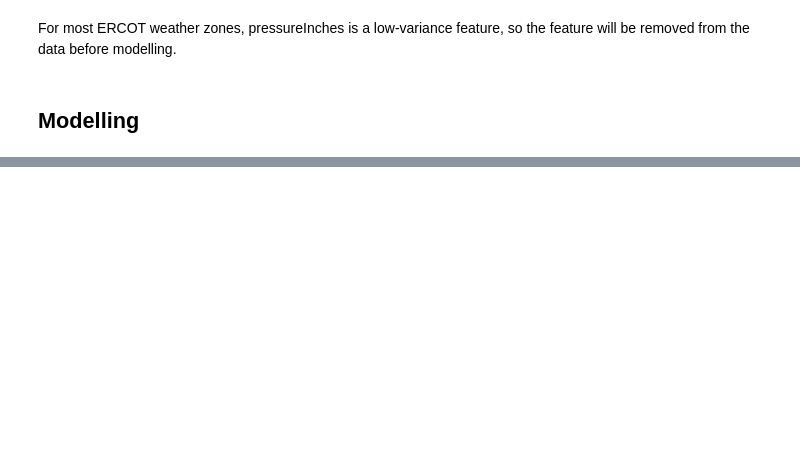
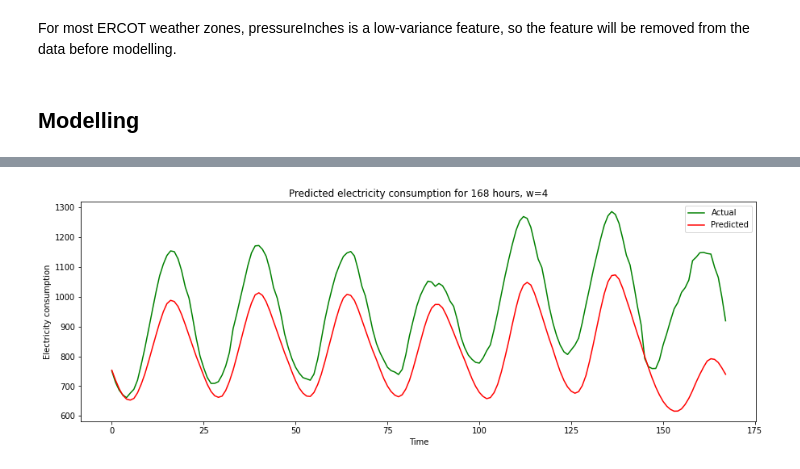
Before and after one commit to pouyashojaei/datathon-code, a Jupyter notebook: WiDS_Texas_jayeon.ipynb, the cells around one changed output, grey strips where cells are left out. Saved outputs shown, nothing was run; the diff lists cells and outputs as text; code cells hidden in the pictures; blank space fills up the shorter version.

```diff
--- a/WiDS_Texas_jayeon.ipynb
+++ b/WiDS_Texas_jayeon.ipynb
@@ -203,0 +114,93 @@ ValueError: ignored
+# %%
+def create_dataset(X, y, time_steps=1):
+    Xs, ys = [], []
+
+    for i in range(len(X) - time_steps):
+        v = X.iloc[i:(i + time_steps)].values
+        Xs.append(v)
+        ys.append(y.iloc[i + time_steps])
+
+    return np.array(Xs), np.array(ys)
+
+def test_time_steps(df, t=24, w=4):
+  n_rows, n_cols = df.shape
+  train = df.iloc[:n_rows-1008]
+  test = df.iloc[-1008:] #is the size important?
+
+  min_max_scaler = MinMaxScaler(feature_range=(0,1))
+  train_scaled = min_max_scaler.fit_transform(train)
+  train_scaled = pd.DataFrame(train_scaled)
+
+  test_scaled = min_max_scaler.fit_transform(test)
+  test_scaled = pd.DataFrame(test_scaled)
+
+  X_test = pd.DataFrame(test_scaled.iloc[:, 1:])
+  y_test = pd.DataFrame(test_scaled.iloc[:, 0])
+  X_test.columns = test.columns[1:] #name the columns
+  y_test.columns = test.columns[:1] #name the columns
+
+  X_train = pd.DataFrame(train_scaled.iloc[:, 1:])
+  y_train = pd.DataFrame(train_scaled.iloc[:, 0])
+  X_train.columns = train.columns[1:] #put back the column names
+  y_train.columns = train.columns[:1]
+
+  X_train_steps, y_train_steps = create_dataset(X_train, y_train, t)
+  X_test_steps, y_test_steps = create_dataset(X_test, y_test, t)
+
+  model = Sequential()
+  model.add(LSTM(units=100,
+                 activation='relu',
+                 return_sequences=True,
+                 input_shape=(X_train_steps.shape[1],
+                              X_train_steps.shape[2])))
+  model.add(LSTM(units=100, activation='relu'))
+  model.add(Dense(1))
+  model.add(Dense(1))
+  model.compile(loss='mean_squared_error',
+                optimizer=tf.keras.optimizers.Adam(0.001))
+
+  steps = 24 * 7 * w + t
+  history = model.fit(
+      X_train_steps[len(X_train_steps)-steps:,:],
+      y_train_steps[len(y_train_steps)-steps:],
+      epochs=5,
+      batch_size=5,
+      validation_split=0.2,
+      verbose=1,
+      shuffle=False)
+
+  y_pred = model.predict(X_test_steps)
+  n_rows = y_pred.shape[0]
+  n_features = X_train_steps.shape[2]
+
+  predicted_np = np.column_stack((y_pred,
+                                  np.ones((n_rows, n_features)) ))
+  predicted_inverse = min_max_scaler.inverse_transform(predicted_np)
+
+  actual_np = np.column_stack((y_test_steps,
+                               np.ones((n_rows, n_features)) ))
+  actual_inverse = min_max_scaler.inverse_transform(actual_np)
+
+  return actual_inverse, predicted_inverse
+
+df_north = dfs[0].reset_index()
+df_north = df_north.drop(['level_0',
+                          'index'], axis=1) #dropped some low-correlation features
+df_north = df_north[df_north['Month'] == 6] #only get data for the month of June
+print(f'ERCOT weather region {df_north.columns[0]}')
+to_drop = view_variance_threshold(df_north)
+df_north = df_north.drop(to_drop, axis=1)
+
+weeks = [4,8,12,16,20]
+for week in weeks:
+  actual, predicted = test_time_steps(df_north, t=24, w=week)
+
+  plt.figure(figsize=(15,5))
+  plt.plot(actual[-168:,0], color='green', label = 'Actual')
+  plt.plot(predicted[-168:,0], color='red', label = 'Predicted')
+  plt.title(f'Predicted electricity consumption for 168 hours, w={week}')
+  plt.xlabel('Time')
+  plt.ylabel('Electricity consumption')
+  plt.legend()
+  plt.show()
+# %% [output]
@@ -203,0 +218 @@ ValueError: ignored
+[figure, added]
```
Also changed, not shown: parts of 10 cells of this notebook.
